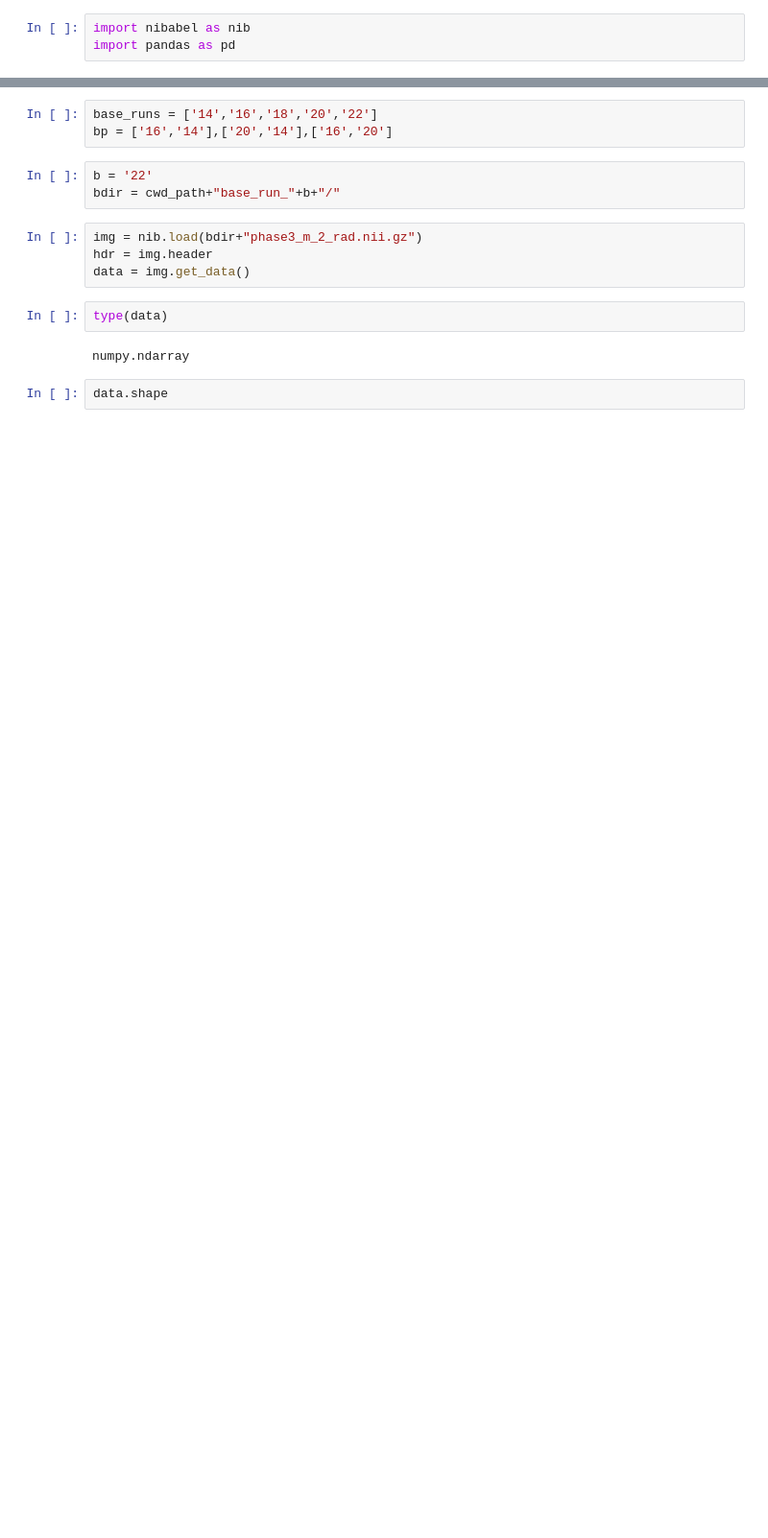
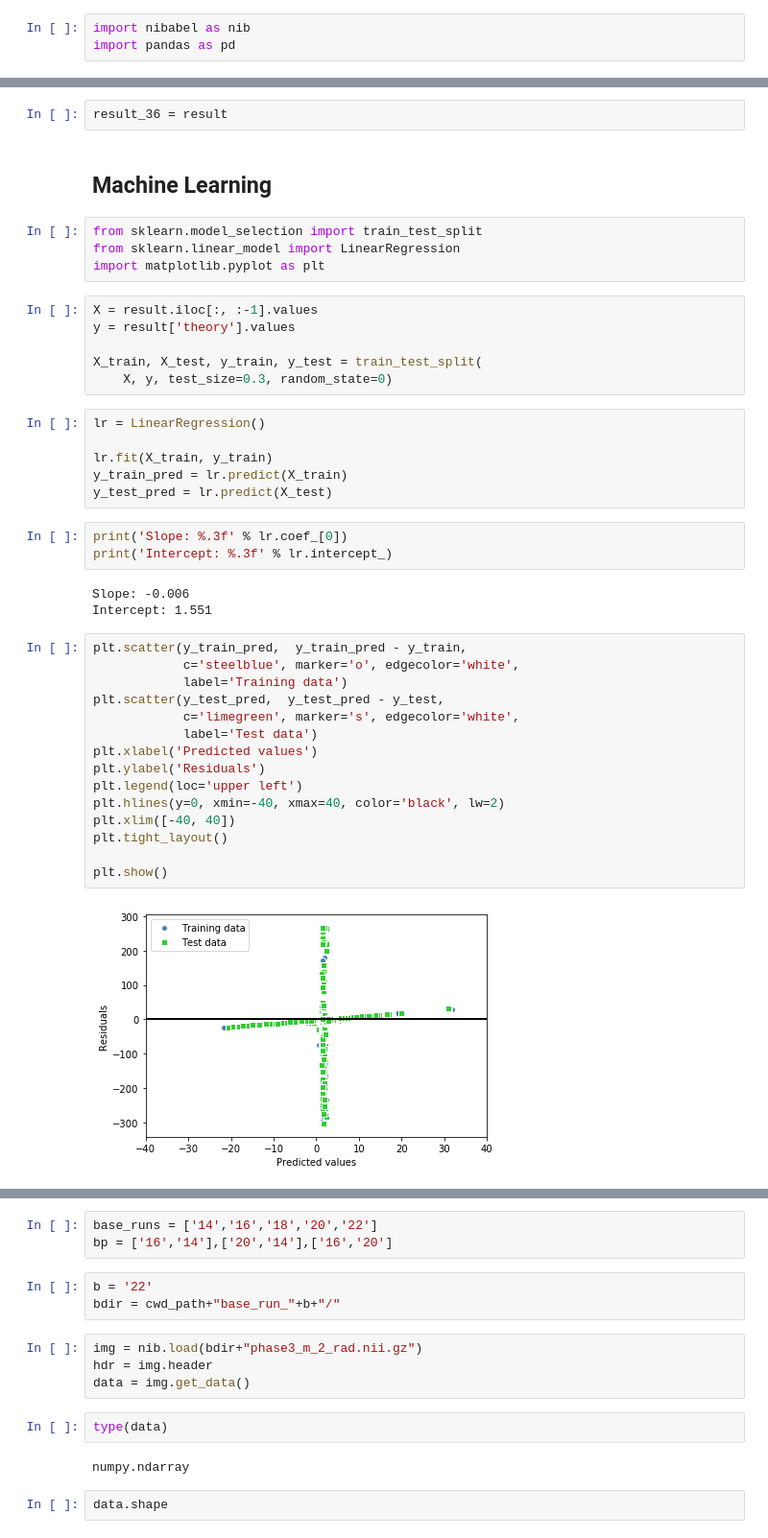
Before and after one commit to chikakoto/tdcs_thesis, a Jupyter notebook: notebooks/0.2_extract_data.ipynb, the cells around one changed output, grey strips where cells are left out. Shown: that part at 96% size. Saved outputs shown, nothing was run; the diff lists cells and outputs as text; blank space fills up the shorter version.

Commit message:
Run Linear Regression on Cylinder 36

```diff
--- a/notebooks/0.2_extract_data_in-progress.ipynb
+++ b/notebooks/0.2_extract_data.ipynb
@@ -10,0 +112,43 @@ bp = ['6','4'],['10','4'],['6','10']
+# %%
+result_36 = result
+# %% [markdown]
+## Machine Learning
+# %%
+from sklearn.model_selection import train_test_split
+from sklearn.linear_model import LinearRegression
+import matplotlib.pyplot as plt
+# %%
+X = result.iloc[:, :-1].values
+y = result['theory'].values
+
+X_train, X_test, y_train, y_test = train_test_split(
+    X, y, test_size=0.3, random_state=0)
+# %%
+lr = LinearRegression()
+
+lr.fit(X_train, y_train)
+y_train_pred = lr.predict(X_train)
+y_test_pred = lr.predict(X_test)
+# %%
+print('Slope: %.3f' % lr.coef_[0])
+print('Intercept: %.3f' % lr.intercept_)
+# %% [output]
+Slope: -0.006
+Intercept: 1.551
+# %%
+plt.scatter(y_train_pred,  y_train_pred - y_train,
+            c='steelblue', marker='o', edgecolor='white',
+            label='Training data')
+plt.scatter(y_test_pred,  y_test_pred - y_test,
+            c='limegreen', marker='s', edgecolor='white',
+            label='Test data')
+plt.xlabel('Predicted values')
+plt.ylabel('Residuals')
+plt.legend(loc='upper left')
+plt.hlines(y=0, xmin=-40, xmax=40, color='black', lw=2)
+plt.xlim([-40, 40])
+plt.tight_layout()
+
+plt.show()
+# %% [output]
+[figure, added]
```
Also changed, not shown: parts of 13 cells of this notebook, 1 other file.
